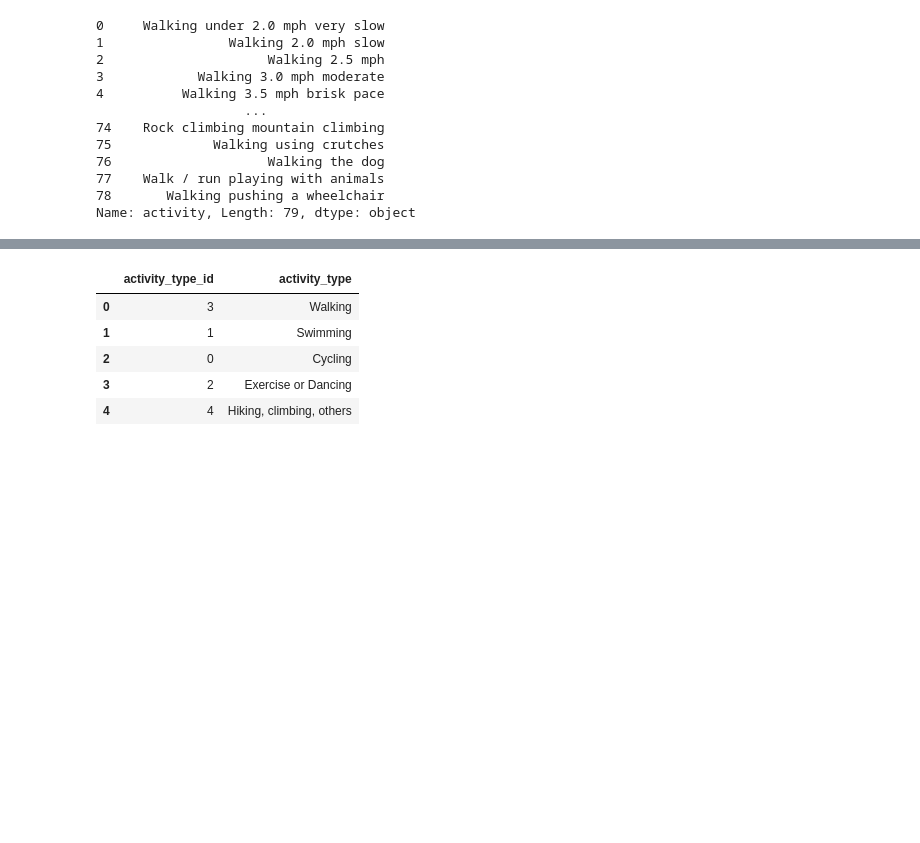
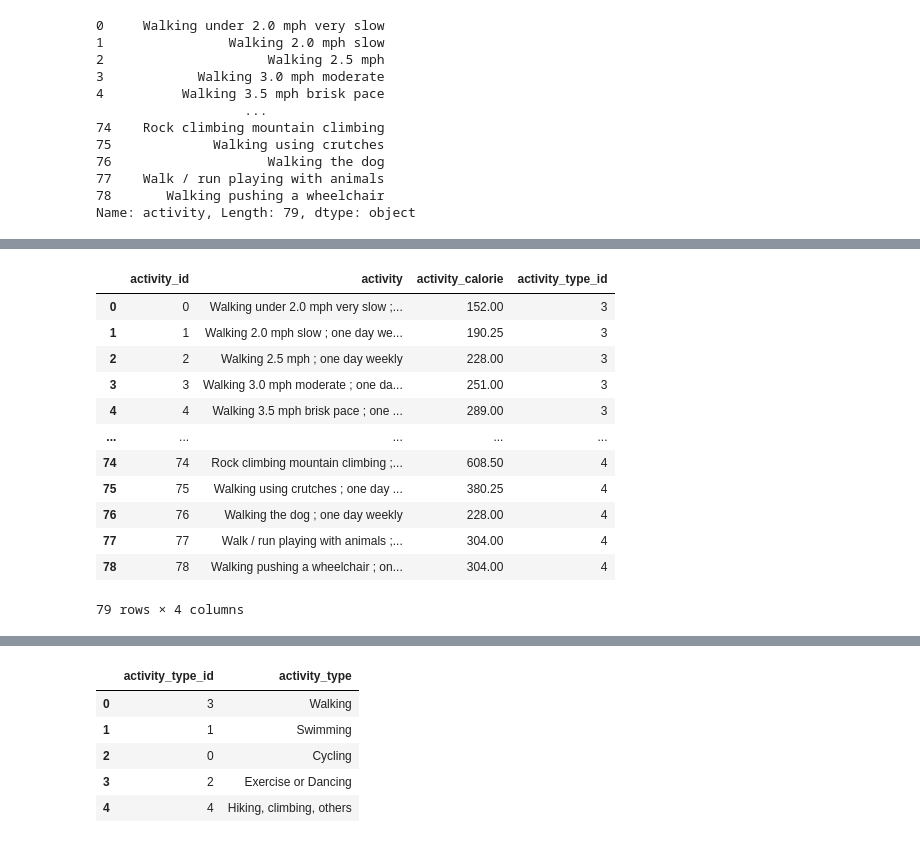
Before and after one commit to GuantingZhou/TP19, a Jupyter notebook: database files/data_collection.ipynb, the cells around one changed output, grey strips where cells are left out. Drawn from its saved outputs; the diff is of its cells as text; code cells hidden in the pictures; blank space fills up the shorter version.

```diff
--- a/database files/data_collection.ipynb
+++ b/database files/data_collection.ipynb
@@ -263,0 +280,18 @@ Name: activity, Length: 79, dtype: object
+# %%
+activity_one_times = activity.assign(activity = activity.activity + ' ; one day weekly')
+# %%
+activity_one_times
+# %% [output]
+|  | activity_id | activity | activity_calorie | activity_type_id |
+| 0 | 0 | Walking under 2.0 mph very slow ;... | 152.00 | 3 |
+| 1 | 1 | Walking 2.0 mph slow ; one day we... | 190.25 | 3 |
+| 2 | 2 | Walking 2.5 mph ; one day weekly | 228.00 | 3 |
+| 3 | 3 | Walking 3.0 mph moderate ; one da... | 251.00 | 3 |
+| 4 | 4 | Walking 3.5 mph brisk pace ; one ... | 289.00 | 3 |
+| ... | ... | ... | ... | ... |
+| 74 | 74 | Rock climbing mountain climbing ;... | 608.50 | 4 |
+| 75 | 75 | Walking using crutches ; one day ... | 380.25 | 4 |
+| 76 | 76 | Walking the dog ; one day weekly | 228.00 | 4 |
+| 77 | 77 | Walk / run playing with animals ;... | 304.00 | 4 |
+| 78 | 78 | Walking pushing a wheelchair ; on... | 304.00 | 4 |
+79 rows × 4 columns
```
Also changed, not shown: parts of 22 cells of this notebook, 2 other files.
